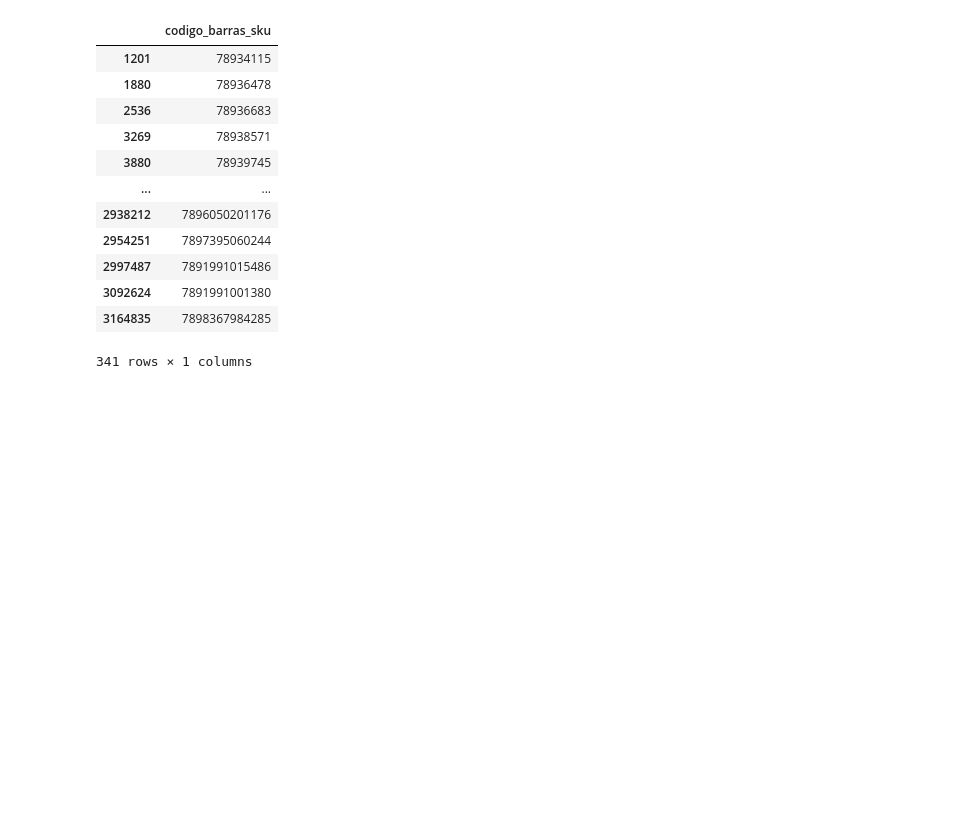
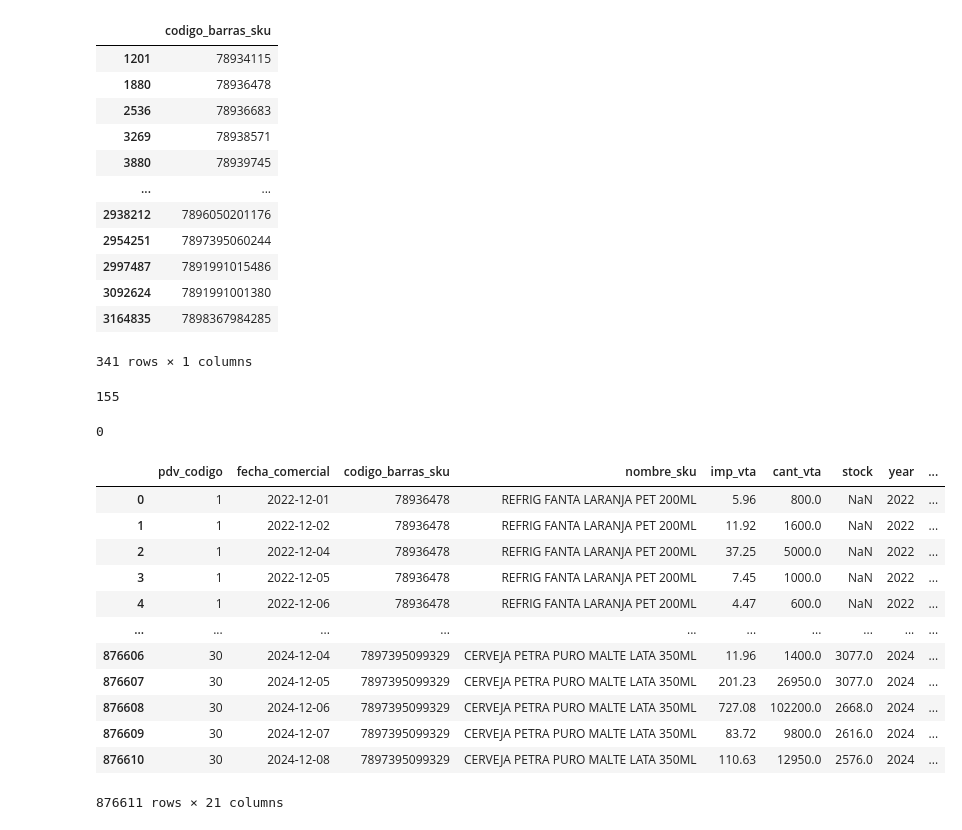
Before and after one commit to SantiagoRomanoOddone/MasterThesis, a Jupyter notebook: features/features_lab.ipynb, the cells around one changed output. Saved outputs shown, nothing was run; the diff lists cells and outputs as text; code cells hidden in the pictures; blank space fills up the shorter version.

```diff
--- a/features/features_lab.ipynb
+++ b/features/features_lab.ipynb
@@ -251,3 +252,35 @@ clean_df[['codigo_barras_sku']].drop_duplicates()
 341 rows × 1 columns
 # %%
 clean_df.to_parquet('processed/cleaned_features.parquet', index=False)
+# %%
+november_data = df[
+    (df['fecha_comercial'] >= pd.Timestamp("2024-11-01")) &
+    (df['fecha_comercial'] <= pd.Timestamp("2024-11-30"))
+]
+skus_with_data = november_data['codigo_barras_sku'].unique()
+# %%
+len(skus_with_data)
+# %% [output]
+155
+# %%
+skus_to_remove = df[~df['codigo_barras_sku'].isin(skus_with_data)]['codigo_barras_sku'].unique()
+len(skus_to_remove)
+# %% [output]
+0
+# %%
+filtered_df = df[df['codigo_barras_sku'].isin(skus_with_data)]
+filtered_df
+# %% [output]
+|  | pdv_codigo | fecha_comercial | codigo_barras_sku | nombre_sku | imp_vta | cant_vta | stock | year | ... |
+| 0 | 1 | 2022-12-01 | 78936478 | REFRIG FANTA LARANJA PET 200ML | 5.96 | 800.0 | NaN | 2022 | ... |
+| 1 | 1 | 2022-12-02 | 78936478 | REFRIG FANTA LARANJA PET 200ML | 11.92 | 1600.0 | NaN | 2022 | ... |
+| 2 | 1 | 2022-12-04 | 78936478 | REFRIG FANTA LARANJA PET 200ML | 37.25 | 5000.0 | NaN | 2022 | ... |
+| 3 | 1 | 2022-12-05 | 78936478 | REFRIG FANTA LARANJA PET 200ML | 7.45 | 1000.0 | NaN | 2022 | ... |
+| 4 | 1 | 2022-12-06 | 78936478 | REFRIG FANTA LARANJA PET 200ML | 4.47 | 600.0 | NaN | 2022 | ... |
+| ... | ... | ... | ... | ... | ... | ... | ... | ... | ... |
+| 876606 | 30 | 2024-12-04 | 7897395099329 | CERVEJA PETRA PURO MALTE LATA 350ML | 11.96 | 1400.0 | 3077.0 | 2024 | ... |
+| 876607 | 30 | 2024-12-05 | 7897395099329 | CERVEJA PETRA PURO MALTE LATA 350ML | 201.23 | 26950.0 | 3077.0 | 2024 | ... |
+| 876608 | 30 | 2024-12-06 | 7897395099329 | CERVEJA PETRA PURO MALTE LATA 350ML | 727.08 | 102200.0 | 2668.0 | 2024 | ... |
+| 876609 | 30 | 2024-12-07 | 7897395099329 | CERVEJA PETRA PURO MALTE LATA 350ML | 83.72 | 9800.0 | 2616.0 | 2024 | ... |
+| 876610 | 30 | 2024-12-08 | 7897395099329 | CERVEJA PETRA PURO MALTE LATA 350ML | 110.63 | 12950.0 | 2576.0 | 2024 | ... |
+876611 rows × 21 columns
```
Also changed, not shown: parts of 14 cells of this notebook, 7 other files.
